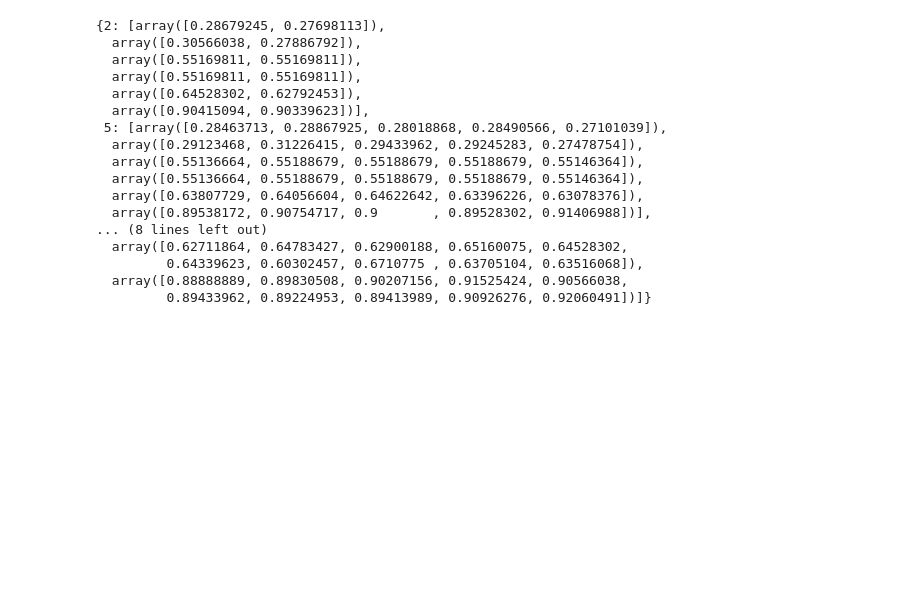
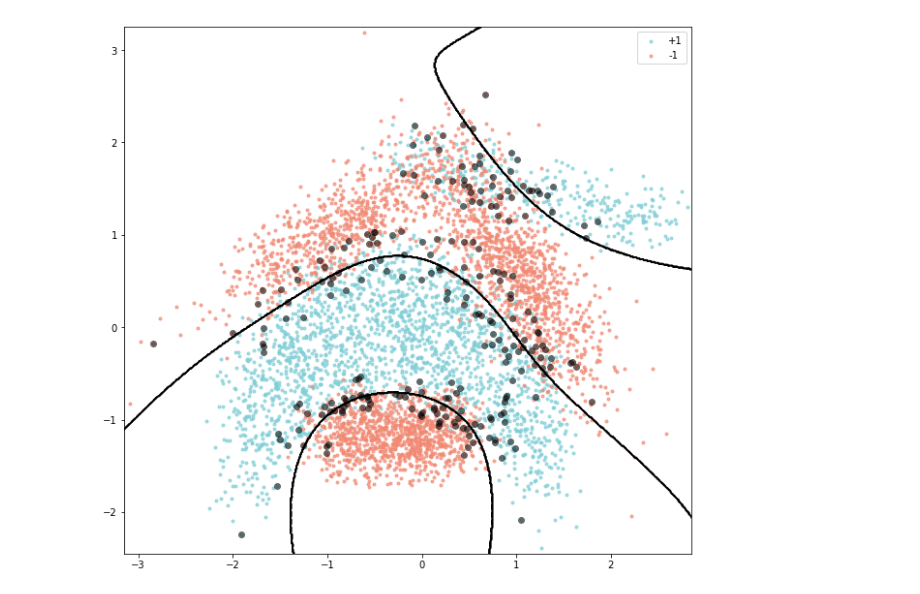
Before and after one commit to honoriocassiano/int_comp2, a Jupyter notebook: trabalhos/trabalho3/svm.ipynb, the cells around one changed output. Drawn from its saved outputs; the diff is of its cells as text; code cells hidden in the pictures; blank space fills up the shorter version.

```diff
--- a/trabalhos/trabalho3/svm.ipynb
+++ b/trabalhos/trabalho3/svm.ipynb
@@ -56,8 +65,13 @@ def run_svm_test(df):
 
         for p in parameters:
 
-            r = np.array(train_svm(df, p[0], k, **p[1]))
+            model, scores = train_svm(df, p[0], k, **p[1])
+
+            r = {
+                'model' : model,
+                'score': np.array(scores)
+            }
 
             results[k].append(r)
 
-    return results
+    return results, parameters
@@ -70,22 +90,2 @@ plot_dataset(df)
 # %%
-results = run_svm_test(df)
+results, parameters = run_svm_test(df)
-# %%
-results
-# %% [output]
-{2: [array([0.28679245, 0.27698113]),
-  array([0.30566038, 0.27886792]),
-  array([0.55169811, 0.55169811]),
-  array([0.55169811, 0.55169811]),
-  array([0.64528302, 0.62792453]),
-  array([0.90415094, 0.90339623])],
- 5: [array([0.28463713, 0.28867925, 0.28018868, 0.28490566, 0.27101039]),
-  array([0.29123468, 0.31226415, 0.29433962, 0.29245283, 0.27478754]),
-  array([0.55136664, 0.55188679, 0.55188679, 0.55188679, 0.55146364]),
-  array([0.55136664, 0.55188679, 0.55188679, 0.55188679, 0.55146364]),
-  array([0.63807729, 0.64056604, 0.64622642, 0.63396226, 0.63078376]),
-  array([0.89538172, 0.90754717, 0.9       , 0.89528302, 0.91406988])],
-... (8 lines left out)
-  array([0.62711864, 0.64783427, 0.62900188, 0.65160075, 0.64528302,
-         0.64339623, 0.60302457, 0.6710775 , 0.63705104, 0.63516068]),
-  array([0.88888889, 0.89830508, 0.90207156, 0.91525424, 0.90566038,
-         0.89433962, 0.89224953, 0.89413989, 0.90926276, 0.92060491])]}
@@ -91,0 +129,21 @@ results
+# %%
+fig, ax = plt.subplots(1, 1)
+fig.set_size_inches(10 * 1.05, 10)
+
+xx, yy = make_meshgrid(df.iloc[:, 0], df.iloc[:, 1])
+
+clf = results[10][5]['model']
+
+ax.set_xlim(-3.15, 2.85)
+ax.set_ylim(-2.45, 3.25)
+
+plot_contours(ax, clf, xx, yy,
+                  colors=['black'], alpha=0.8)
+
+ax = plot_dataset(df, ax=ax, marker='.')
+
+ax.scatter(clf.support_vectors_[:, 0], clf.support_vectors_[:, 1], marker='o', c='black', alpha=0.5)
+
+plt.show()
+# %% [output]
+[figure, added]
```
Also changed, not shown: parts of 7 cells of this notebook.
